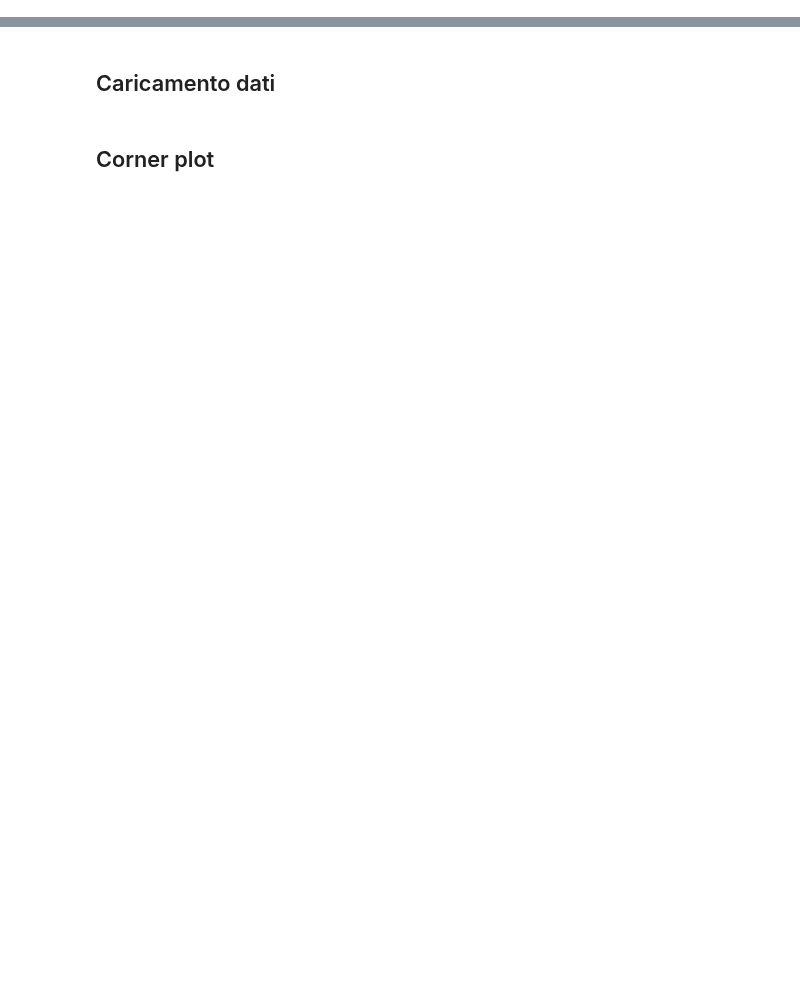
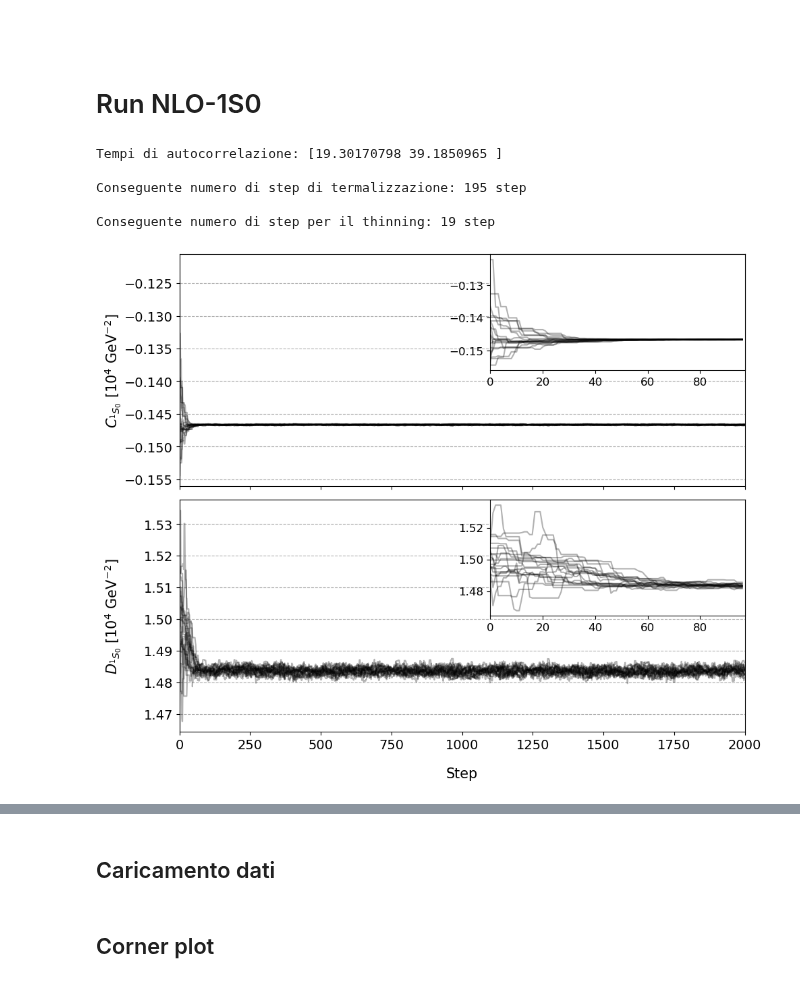
Before and after one commit to Lvetto/lmd_forza_nucleare, a Jupyter notebook: plots.ipynb, the cells around one changed output, grey strips where cells are left out. Cells and saved outputs as stored; diff of their text form; code cells hidden in the pictures; blank space fills up the shorter version.

Commit message:
Uniformato il notebook plots, attendo catene LO

```diff
--- a/plots.ipynb
+++ b/plots.ipynb
@@ -27,0 +106,9 @@ plt.close("all")
+# %% [markdown]
+#
+# %% [markdown]
+# Run NLO-1S0
+# %%
+# Leggiamo i parametri della run:
+
+nsteps, nwalkers, ndim = NLO_1S0_chain.shape
+param_names = [r"$C_{^1S_0}$ [$10^4$ GeV$^{-2}$]", r"$D_{^1S_0}$ [$10^4$ GeV$^{-2}$]"]
@@ -27,0 +129,58 @@ plt.close("all")
+# %%
+# Otteniamo i tempi di auto-correlazione:
+
+tau_NLO_1S0 = calculate_autocorr_time(NLO_1S0_chain_clean)
+print("\nTempi di autocorrelazione:", tau_NLO_1S0)
+
+if np.any(nsteps < 50 * tau_NLO_1S0):
+    print(f"\n\n!!  Nota bene che la catena è più corta di 50 tau: servirebbero {int(50*np.max(tau_NLO_1S0))} step, invece ne hai {nsteps}  !!\n")
+
+discard_NLO_1S0 = 5 * int(max(tau_NLO_1S0))
+print(f"\nConseguente numero di step di termalizzazione: {discard_NLO_1S0} step")
+
+thin_NLO_1S0 = int(min(tau_NLO_1S0))
+print(f"\nConseguente numero di step per il thinning: {thin_NLO_1S0} step\n")
+# %% [output]
+Tempi di autocorrelazione: [19.30170798 39.1850965 ]
+
+Conseguente numero di step di termalizzazione: 195 step
+
+Conseguente numero di step per il thinning: 19 step
+# %%
+# Disegniamo i trace plots:
+
+fig, axes = plt.subplots(ndim, figsize=(10, 4*ndim), sharex=True)
+
+# Routine per uniformare il codice successivo:
+if isinstance(axes, np.ndarray):
+    axes = axes.flatten()
+elif isinstance(axes, plt.Axes):
+    axes = [axes]
+
+# Disegno vero e proprio:
+for parameter in range(ndim):
+    ax = axes[parameter]
+    for walker in range(NLO_1S0_chain_clean.shape[1]):
+        ax.plot(NLO_1S0_chain_clean[:, walker, parameter], "k", alpha=0.3)
+    ax.set_ylabel(param_names[parameter], fontsize=15)
+    ax.tick_params(axis="y", labelsize=14)
+    ax.set_xlim(0, len(NLO_1S0_chain_clean))
+    ax.yaxis.set_label_coords(-0.1, 0.5)
+    ax.grid(axis="y", linestyle="--")
+
+    # Sintassi per gli inset:
+    ax_ins = ax.inset_axes([0.55, 0.5, 0.45, 0.5])
+    ax_ins.plot(NLO_1S0_chain_clean[:discard_NLO_1S0//2, :, parameter], "k", alpha=0.3)
+    ax_ins.set_xlim(0, discard_NLO_1S0//2)
+    ax_ins.tick_params(labelsize=12) # Numeri dello zoom (meglio 10 per non sovrapporsi)
+    #ax.indicate_inset_zoom(ax_ins, edgecolor="black")
+
+axes[-1].set_xlabel("Step", fontsize=15)
+axes[-1].xaxis.set_label_coords(0.5, -0.15)
+axes[-1].tick_params(axis="x", labelsize=14)
+#plt.suptitle("Tracce dei cammini dei walker")
+plt.tight_layout()
+#fig.savefig("figure/trace_NLO_1S0.pdf", format="pdf", dpi=300, bbox_inches="tight")
+plt.show()
+# %% [output]
+[figure, added]
```
Also changed, not shown: parts of 34 cells of this notebook.
